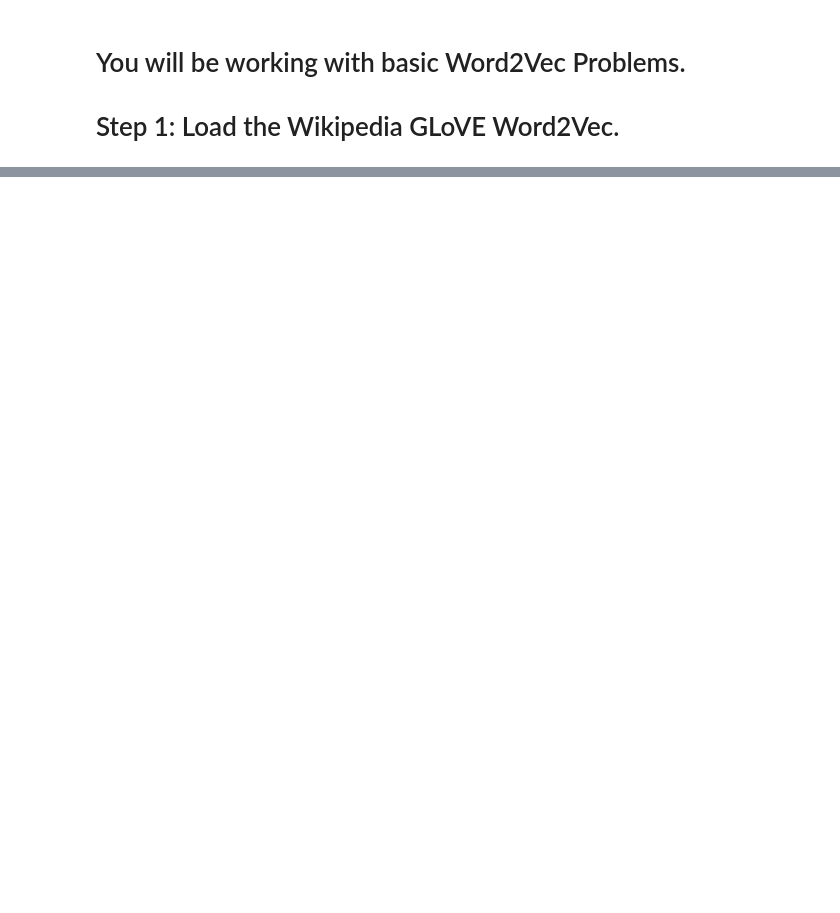
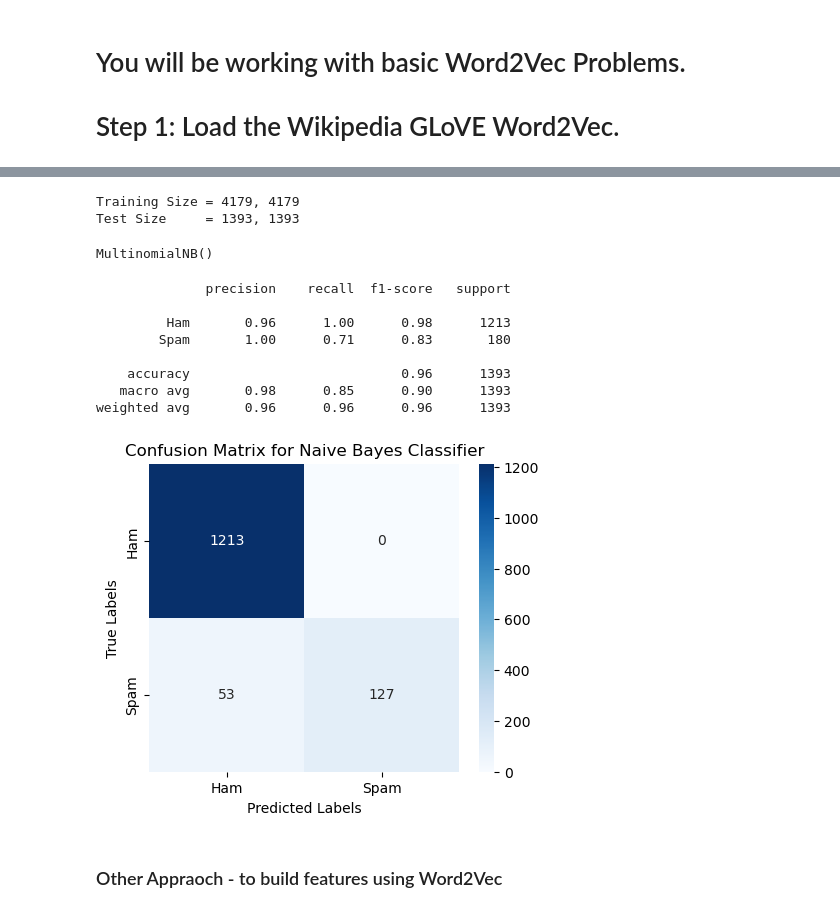
Before and after one commit to anjali-ojha/deep-learning, a Jupyter notebook: assignment/assignment-7/Anjali_Ojha_HW_7.ipynb, the cells around one changed output, grey strips where cells are left out. Cells and saved outputs as stored; diff of their text form; code cells hidden in the pictures; blank space fills up the shorter version.

```diff
--- a/assignment/assignment-7/Anjali_Ojha_HW_7.ipynb
+++ b/assignment/assignment-7/Anjali_Ojha_HW_7.ipynb
@@ -284,0 +209,71 @@ weighted avg       0.99      0.99      0.99      1115
+# %%
+def split_data_train_test(X, y):
+    X_train, X_test, y_train, y_test = train_test_split(X, y, test_size=0.2, random_state=42)
+
+
+X = data['pre_processed_sms']
+y = data['v1']
+X_train, X_test, y_train, y_test = train_test_split(X, y)
+
+print(f"Training Size = {X_train.shape[0]}, {y_train.shape[0]}")
+print(f"Test Size     = {X_test.shape[0]}, {y_test.shape[0]}")
+# %% [output]
+Training Size = 4179, 4179
+Test Size     = 1393, 1393
+# %%
+"""
+Step 4: Convert Text to Features using TF-IDF to convert the preprocessed text into a
+        matrix of TF-IDF features.
+
+"""
+from sklearn.feature_extraction.text import TfidfVectorizer
+
+tfidf_vectorizer = TfidfVectorizer()
+X_train_tfidf = tfidf_vectorizer.fit_transform(X_train)
+X_test_tfidf = tfidf_vectorizer.transform(X_test)
+# %%
+"""
+Step 5: Train the Naive Bayes Classifier using the TF-IDF features.
+"""
+
+from sklearn.naive_bayes import MultinomialNB
+
+nb_classifier = MultinomialNB()
+nb_classifier.fit(X_train_tfidf, y_train)
+# %% [output]
+MultinomialNB()
+# %%
+"""
+Predict on the test data. Getting both Probabilities and Prediction Labels.
+"""
+y_pred = nb_classifier.predict(X_test_tfidf)
+# %%
+def calculate_metrics_and_plot(y_test, y_pred):
+    """
+    Plotting the Confusion Matrix.
+    """
+    report = classification_report(y_test, y_pred, target_names=['Ham', 'Spam'], output_dict=True)
+    print(classification_report(y_test, y_pred, target_names=['Ham', 'Spam']))
+
+    plt.figure(figsize=(5,4))
+    sns.heatmap(confusion_matrix(y_test, y_pred), annot=True,
+                fmt='d', cmap='Blues', xticklabels=['Ham', 'Spam'],
+                yticklabels=['Ham', 'Spam'])
+    plt.title('Confusion Matrix for Naive Bayes Classifier')
+    plt.xlabel('Predicted Labels')
+    plt.ylabel('True Labels')
+    plt.show()
+# %%
+calculate_metrics_and_plot(y_test, y_pred)
+# %% [output]
+              precision    recall  f1-score   support
+
+         Ham       0.96      1.00      0.98      1213
+        Spam       1.00      0.71      0.83       180
+
+    accuracy                           0.96      1393
+   macro avg       0.98      0.85      0.90      1393
+weighted avg       0.96      0.96      0.96      1393
+[figure, added]
+# %% [markdown]
+### Other Appraoch -  to build features using Word2Vec
```
Also changed, not shown: parts of 47 cells of this notebook, 1 other file.
